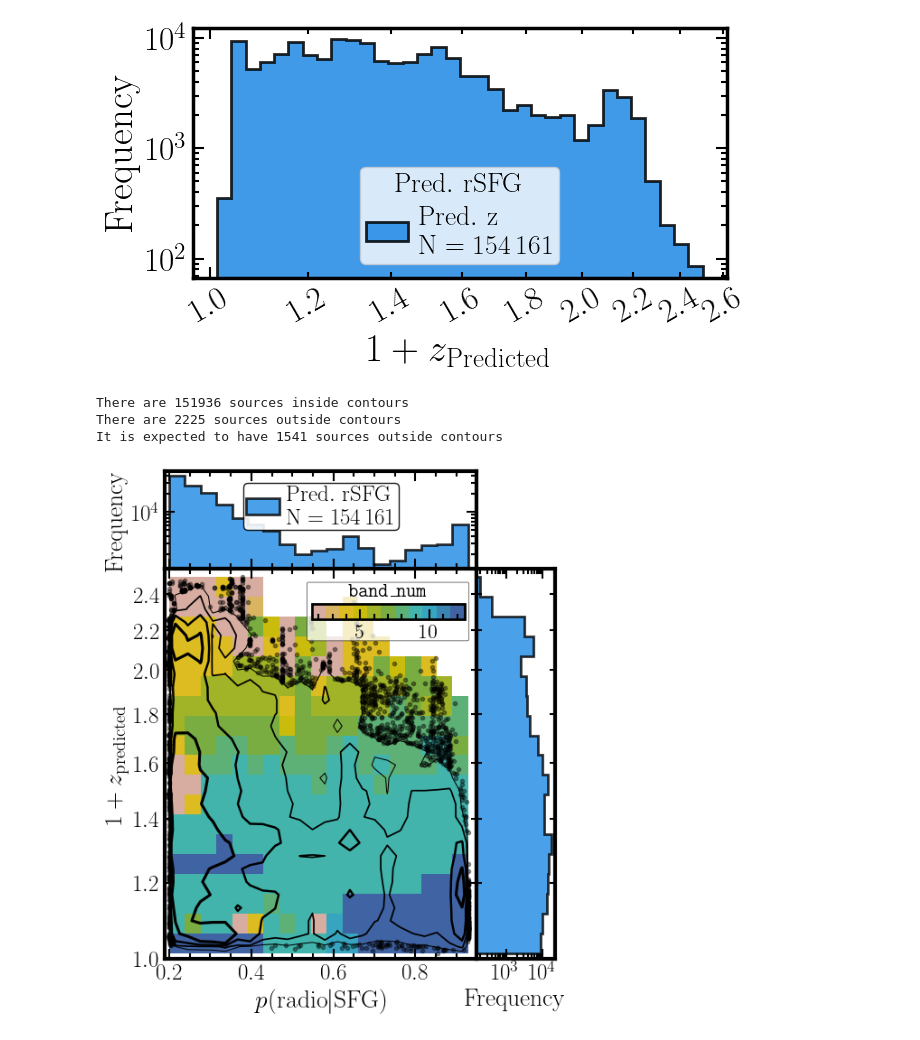
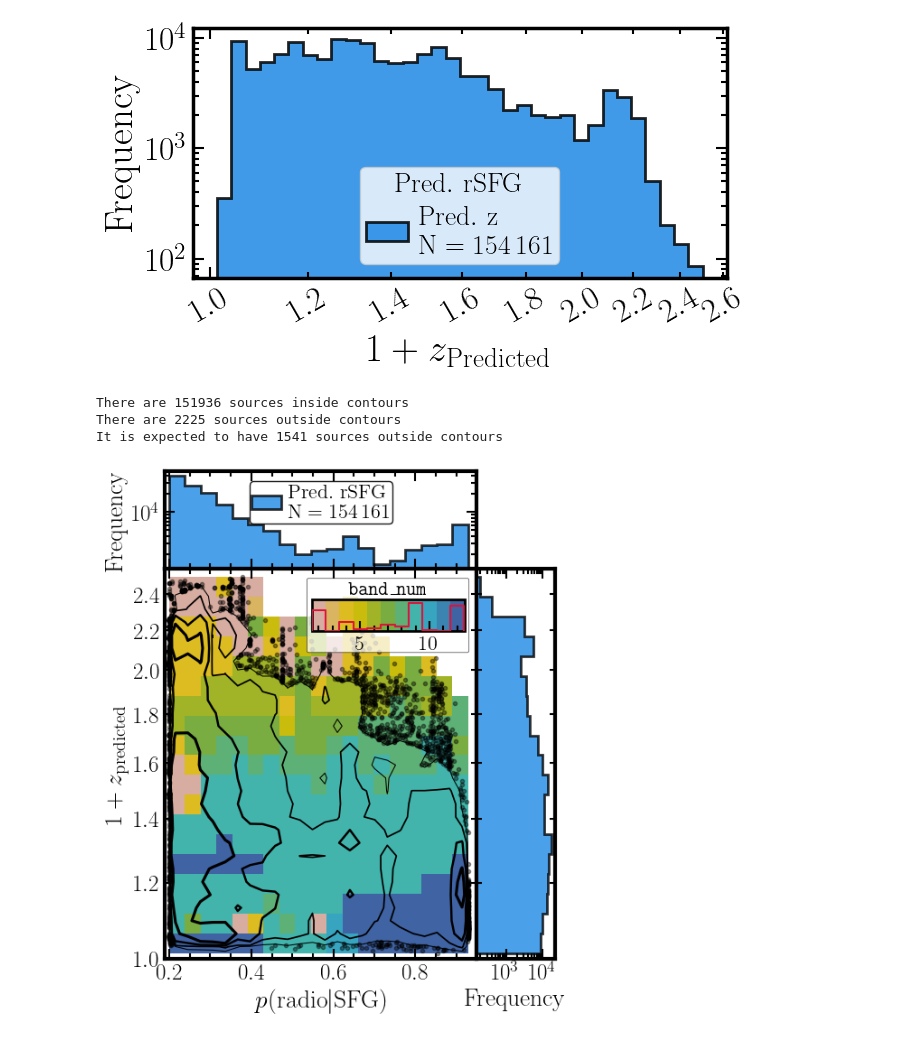
Before and after one commit to racarvajal/Pipeline_ML_6arcsec, a Jupyter notebook: Describe_preds_SFG.ipynb, the cells around one changed output. Saved outputs shown, nothing was run; the diff lists cells and outputs as text; code cells hidden in the pictures.

Commit message:
include hist in colorbar

```diff
--- a/Describe_preds_SFG.ipynb
+++ b/Describe_preds_SFG.ipynb
@@ -1117,7 +1117,7 @@ if size_p_rSFG / 1e4 >= 1:
     num_str_p_rSFG = '$\mathrm{Pred. ~ rSFG}$' + '\n' +  f'$\mathrm{{N}} = {size_p_rSFG:,.0f}$'.replace(',', '$\,$')
 axes_flat[0].hist(x_data, bins=prob_bins, histtype='stepfilled', color='#1E88E5', alpha=0.8,
                   edgecolor='k', linewidth=2.0, label=num_str_p_rSFG)
-axes_flat[0].legend(loc='upper center', fontsize=18, ncol=2, borderpad=0.1,
+axes_flat[0].legend(loc='upper center', fontsize=16, ncol=2, borderpad=0.1,
                     handlelength=1.5, handletextpad=0.3, columnspacing=0.2,
                     framealpha=0.9, edgecolor='k')
 
@@ -1138,7 +1138,7 @@ lims_y           = (1.0, max_z + 0.05)
 
 sigmas_perc      = [0.5, 0.75, 0.95, 0.99]  # [50%, 75%, 95% of data]
 
-clb_position     = [0.47, 0.87, 0.49, 0.04]
+clb_position     = [0.47, 0.84, 0.49, 0.08]  # [0.47, 0.87, 0.49, 0.04]
 
 axes_flat[1].set_axis_off()
 
@@ -1170,7 +1170,9 @@ cbar.ax.tick_params(which='major', length=8, width=1.5, direction='in', color='k
 cbar.ax.tick_params(which='minor', length=4, width=1.5, direction='in', color='k')
 cbar.outline.set_linewidth(2.0)
 # cbar.ax.set_xlabel(r'$\mathrm{Sources ~ per ~ bin}$', size=16, labelpad=-3)
-cbar.ax.set_title(r'$\mathtt{band\_num}$', size=16)
+# cbar.ax.set_title(r'$\mathtt{band\_num}$', size=16)
+cax.text(0.5, 1.05, r'$\mathtt{band\_num}$',
+         ha='center', va='bottom', fontsize=16, transform=cax.transAxes)
 # cbar.ax.set_title(r'$\mathrm{median}~\mathtt{band\_num}$', size=16)
 fancy_box = FancyBboxPatch(
     (clb_position[0] - 0.01, clb_position[1] - 0.05),  # x, y position (slightly offset)
@@ -1186,6 +1188,25 @@ fancy_box = FancyBboxPatch(
 )
 # Add the patch to the axes that contains the colorbar
 axes_flat[2].add_patch(fancy_box)
+
+# Add histogram to colourbar
+# Compute histogram manually
+hist_vals, bin_edges = np.histogram(z_data, bins=np.arange(1, 15, 1))
+# Get vertical space of the colorbar axis
+ymin_cb, ymax_cb     = cax.get_ylim()
+available_height     = (ymax_cb - ymin_cb) * 0.9
+# Scale histogram to fit within colorbar height
+scaled_hist          = hist_vals / np.max(hist_vals) * available_height
+# Create twin axis
+ax_hist              = cax.twiny()
+# Plot histogram as step plot
+ax_hist.plot(bin_edges[:-1], scaled_hist, drawstyle='steps-mid',
+             color='crimson', linewidth=1.5)
+# annotate values. Optional
+# for x, y, z in zip(bin_edges[1:-2], scaled_hist[1:-1], hist_vals[1:-1]):
+#     ax_hist.text(x, y + 0.1, f'{int(z)}', ha='center', va='bottom', fontsize=10)
+ax_hist.set_xlim(1.49, 12.51)
+ax_hist.axis('off')
 
 outlier_number  = int(np.floor(N_sources * (1 - sigmas_perc[-1]))) # expected number of points outside last contour
 nstep           = len(sigmas_perc)
@@ -1248,31 +1269,31 @@ for count, ax_tmp in enumerate(axes_flat):
         ax_tmp.yaxis.set_major_formatter(ticker.FormatStrFormatter('$%0.1f$'))
         ax_tmp.yaxis.set_minor_formatter(ScalarFormatter())
         ax_tmp.tick_params(axis='y', which='minor', labelsize=18)
     if count % 2 == 1:
         ax_tmp.yaxis.set_major_formatter(ScalarFormatter())
         ax_tmp.ticklabel_format(axis='y', style='plain')
 
     ax_tmp.minorticks_on()
     ax_tmp.tick_params(which='both', top=True, right=True, direction='in')
     ax_tmp.tick_params(axis='both', which='major', labelsize=18)
     ax_tmp.tick_params(axis='x', which='minor', labelsize=18)
     ax_tmp.tick_params(which='major', length=8, width=1.5)
     ax_tmp.tick_params(which='minor', length=4, width=1.5)
     plt.setp(ax_tmp.spines.values(), linewidth=3)
     plt.setp(ax_tmp.spines.values(), linewidth=3)
 
 axes_flat[0].yaxis.set_major_locator(ticker.LogLocator(base=10.0, numticks=5))
 # for label in axes_flat[0].get_yticklabels():
 #     label.set_ha('right')  # Align to the right
 #     label.set_va('bottom')  # Vertically center-align
 
 fig.get_layout_engine().set(w_pad=0 / 72, h_pad=0 / 72, hspace=0, wspace=0)
 if save_plots:
     plt.savefig(gv.plots_path + f'pred_z_vs_radio_prob_hists_rSFG_{used_sample}_HETDEX.pdf',
                 bbox_inches='tight')
 plt.show()
 # %% [output]
 There are 151936 sources inside contours
 There are 2225 sources outside contours
 It is expected to have 1541 sources outside contours
-[figure, old version]
+[figure, new version]
```
